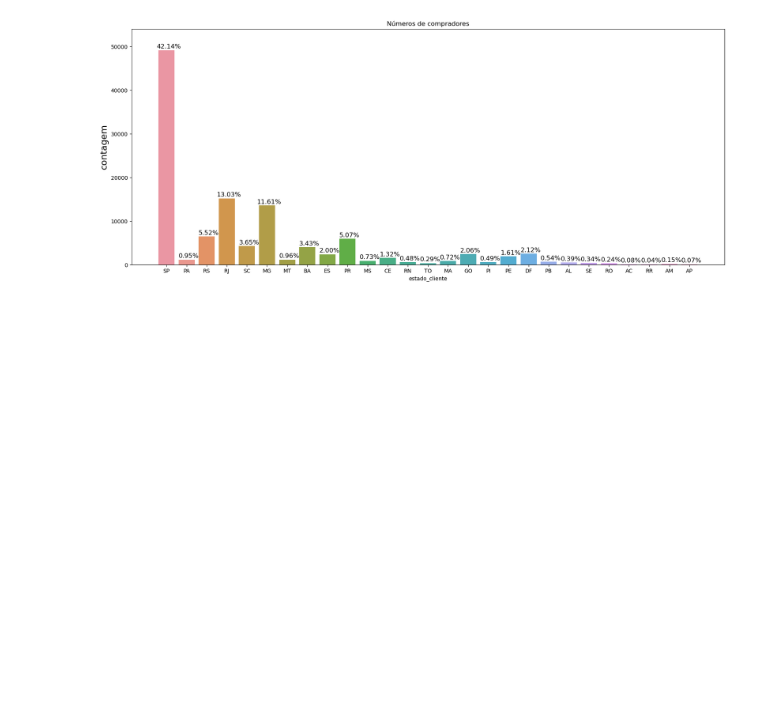
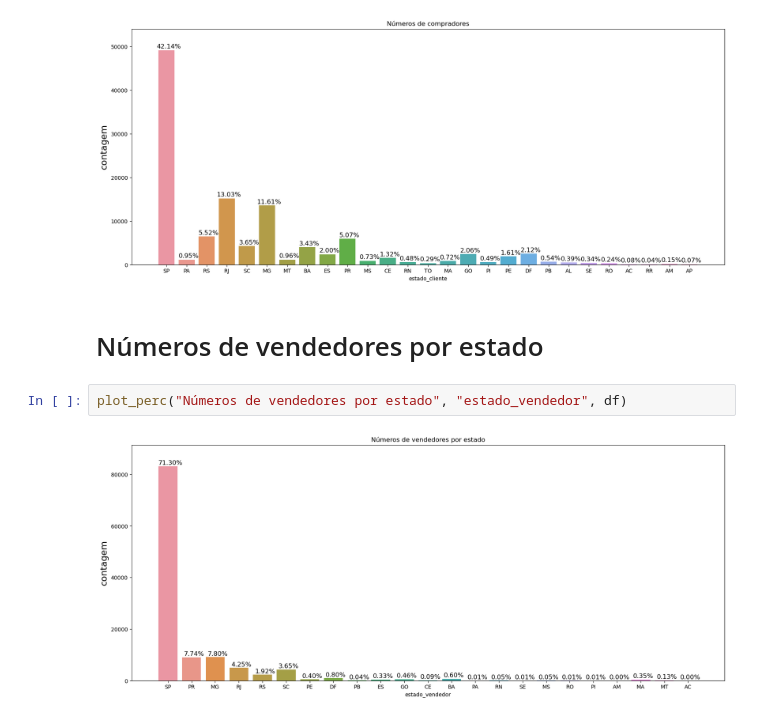
Before and after one commit to RogerCabralSilva/Clusteriza--o-de-dados, a Jupyter notebook: segmentacao.ipynb, the cells around one changed output. Saved outputs shown, nothing was run; the diff lists cells and outputs as text; blank space fills up the shorter version.

Commit message:
Número de vendedores por estado

```diff
--- a/segmentacao.ipynb
+++ b/segmentacao.ipynb
@@ -56,3 +60,9 @@ def plot_perc(titulo, st, dados):
 plot_perc("Números de compradores", "estado_cliente", df)
 # %% [output]
 [figure]
+# %% [markdown]
+# Números de vendedores por estado
+# %%
+plot_perc("Números de vendedores por estado", "estado_vendedor", df)
+# %% [output]
+[figure, added]
```
Also changed, not shown: parts of 3 cells of this notebook.
